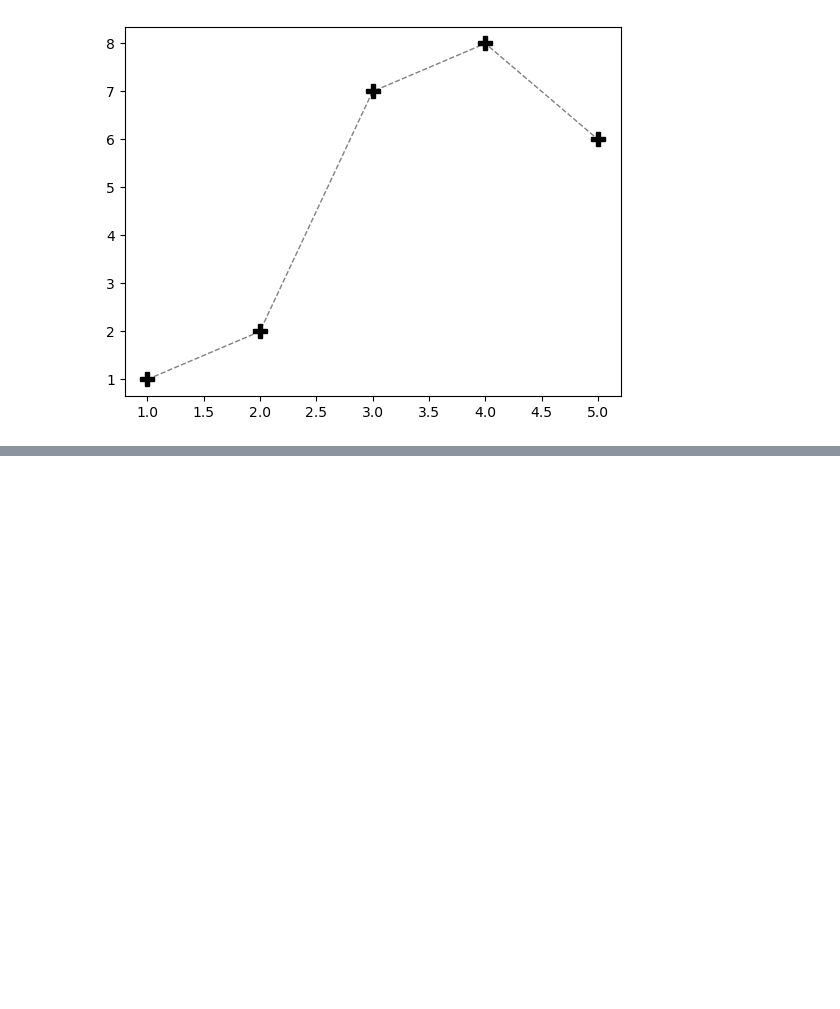
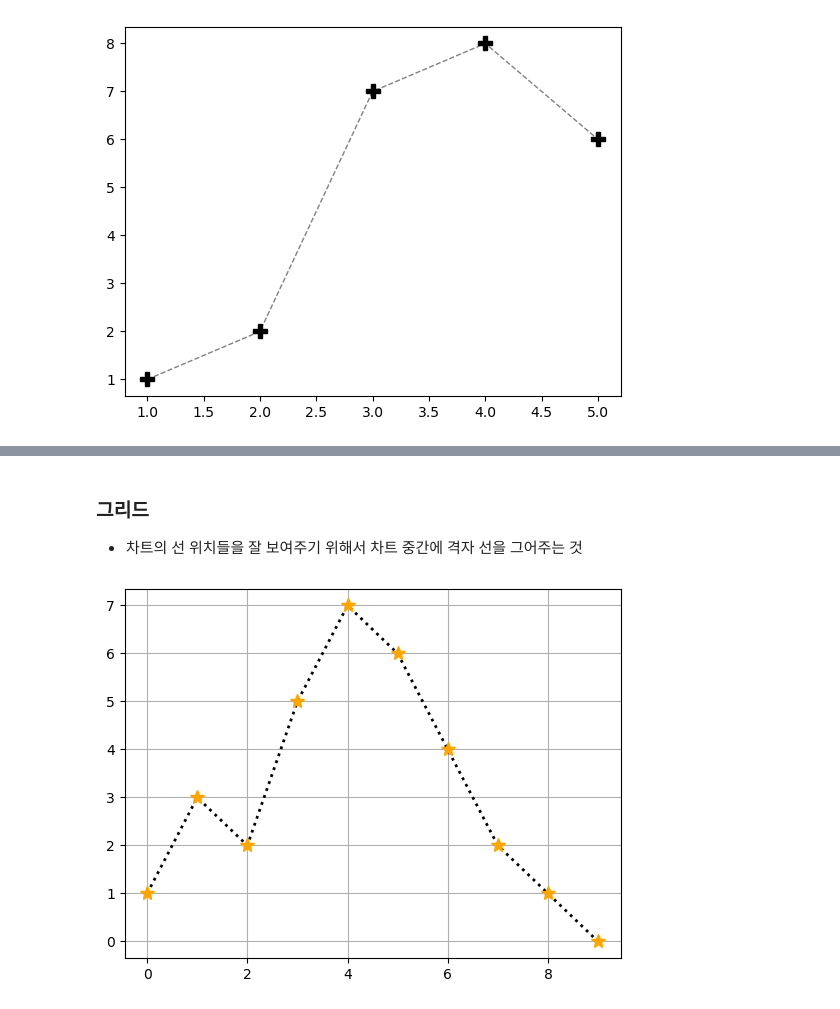
Before and after one commit to hyerimmmmm/SWDataAnalysisClass, a Jupyter notebook: pythonStudy/LIB/Matplotlib.ipynb, the cells around one changed output, grey strips where cells are left out. Cells and saved outputs as stored; diff of their text form; code cells hidden in the pictures; blank space fills up the shorter version.

```diff
--- a/pythonStudy/LIB/Matplotlib.ipynb
+++ b/pythonStudy/LIB/Matplotlib.ipynb
@@ -48,0 +85,15 @@ plt.show()
+# %% [markdown]
+### 그리드
+- 차트의 선 위치들을 잘 보여주기 위해서 차트 중간에 격자 선을 그어주는 것
+# %%
+x = [0, 1, 2, 3, 4, 5, 6, 7, 8, 9]
+y = [1, 3, 2, 5, 7, 6, 4, 2, 1, 0]
+
+
+plt.plot(x, y, ls = ':', lw = 2, c = 'black', marker = '*', mfc = 'orange', mec = 'orange', ms = 10, mew = '1')
+
+plt.grid() # 차트 내 격자 생성
+
+plt.show()
+# %% [output]
+[figure, added]
```
Also changed, not shown: parts of 33 cells of this notebook, 1 other file.
